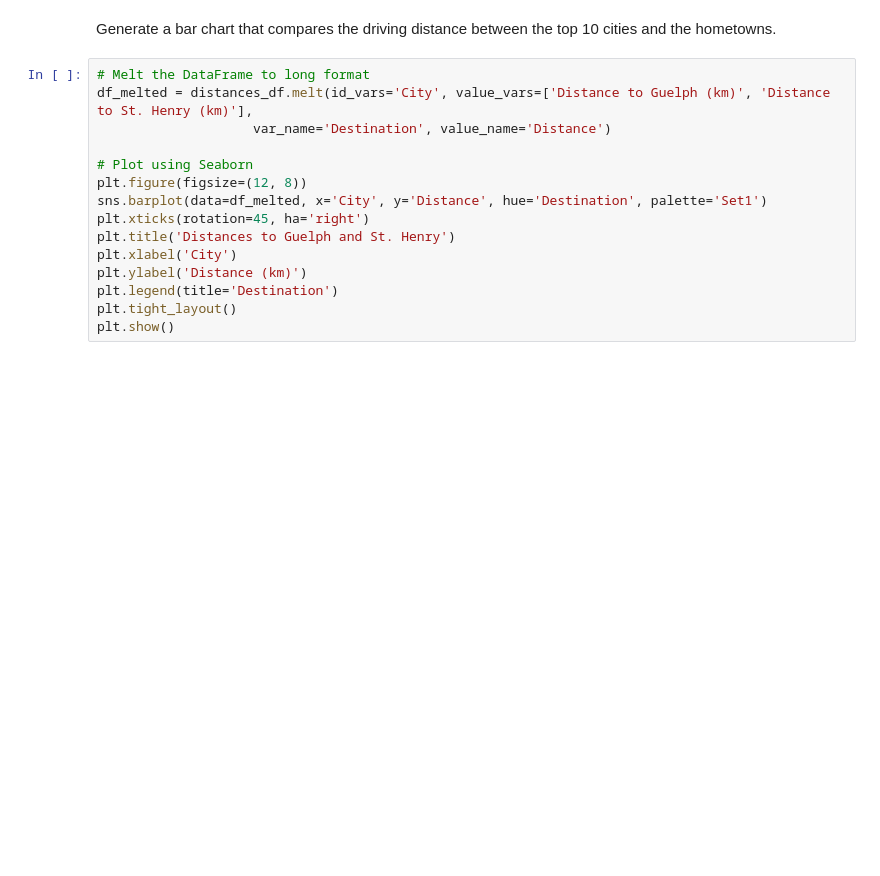
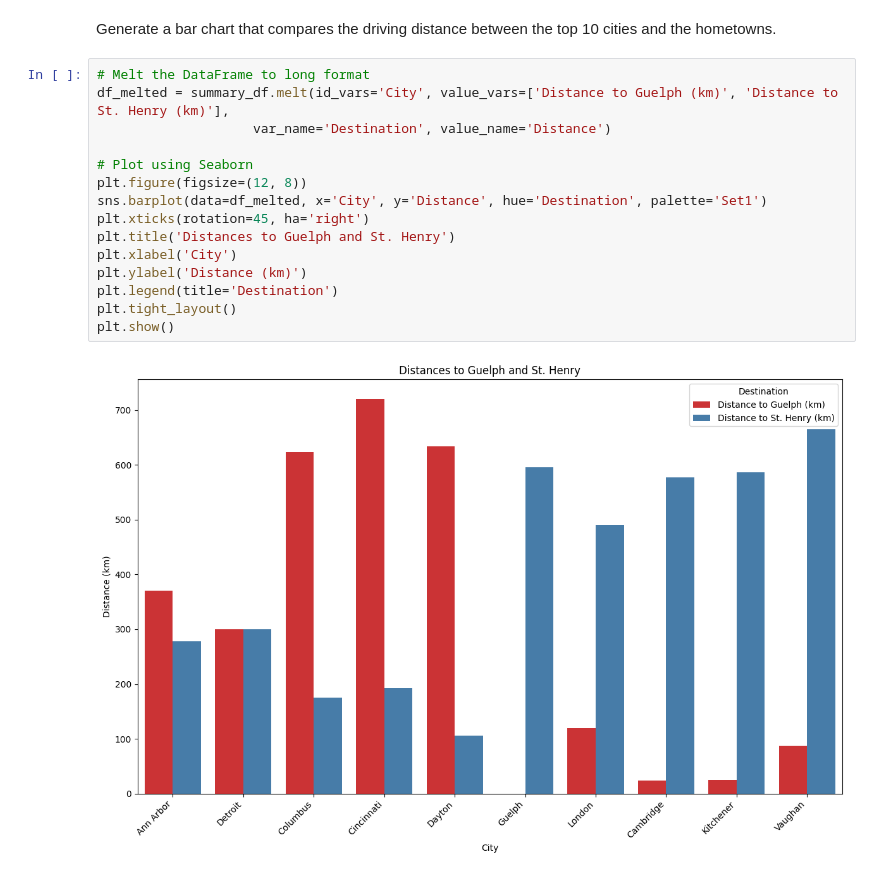
Before and after one commit to emhess93/US_vs_Canada_Living, a Jupyter notebook: Summary.ipynb, the cells around one changed output. Drawn from its saved outputs; the diff is of its cells as text; blank space fills up the shorter version.

```diff
--- a/Summary.ipynb
+++ b/Summary.ipynb
@@ -171,16 +185,18 @@ print(distances_df)
 Generate a bar chart that compares the driving distance between the top 10 cities and the hometowns.
 # %%
 # Melt the DataFrame to long format
-df_melted = distances_df.melt(id_vars='City', value_vars=['Distance to Guelph (km)', 'Distance to St. Henry (km)'],
+df_melted = summary_df.melt(id_vars='City', value_vars=['Distance to Guelph (km)', 'Distance to St. Henry (km)'],
                     var_name='Destination', value_name='Distance')
 
 # Plot using Seaborn
 plt.figure(figsize=(12, 8))
 sns.barplot(data=df_melted, x='City', y='Distance', hue='Destination', palette='Set1')
 plt.xticks(rotation=45, ha='right')
 plt.title('Distances to Guelph and St. Henry')
 plt.xlabel('City')
 plt.ylabel('Distance (km)')
 plt.legend(title='Destination')
 plt.tight_layout()
 plt.show()
+# %% [output]
+[figure, added]
```
Also changed, not shown: parts of 7 cells of this notebook, 2 other files.
